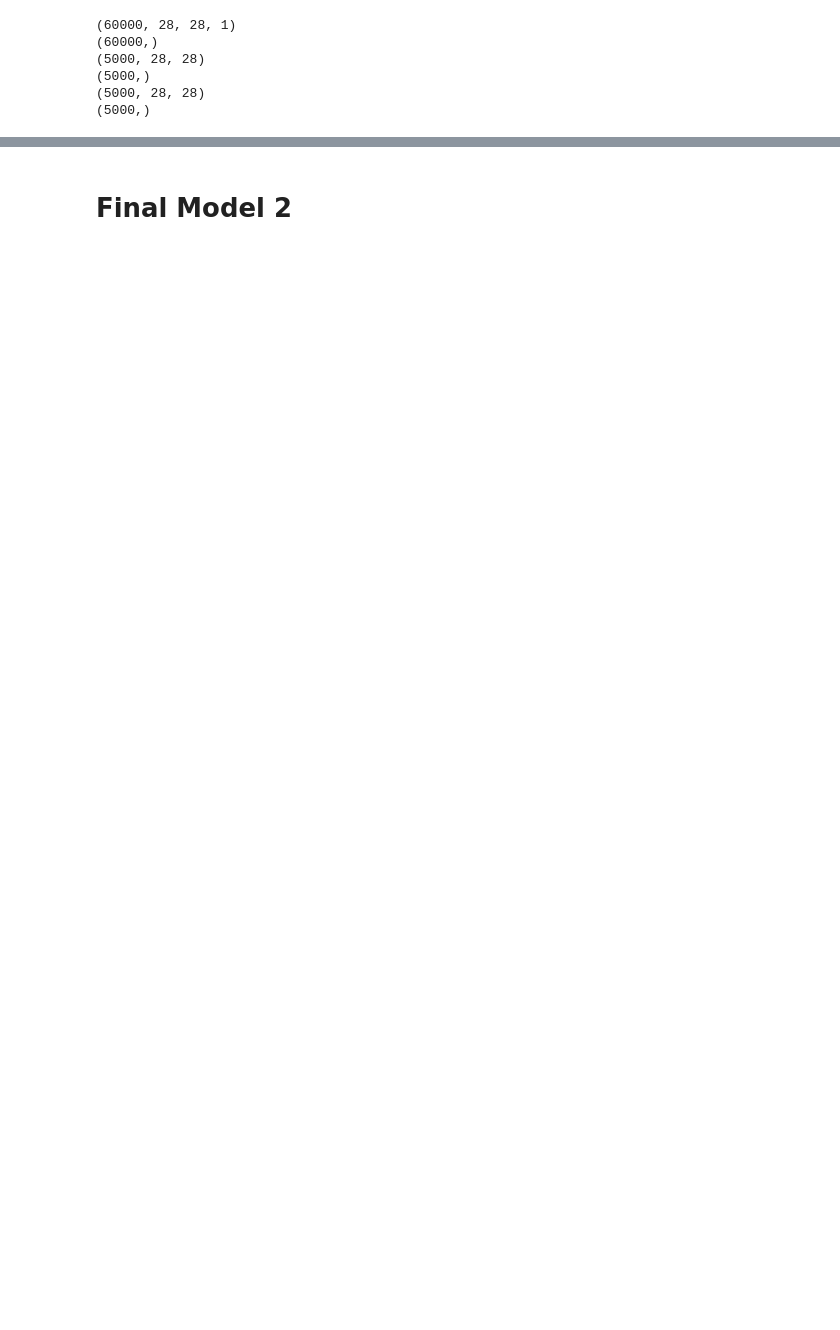
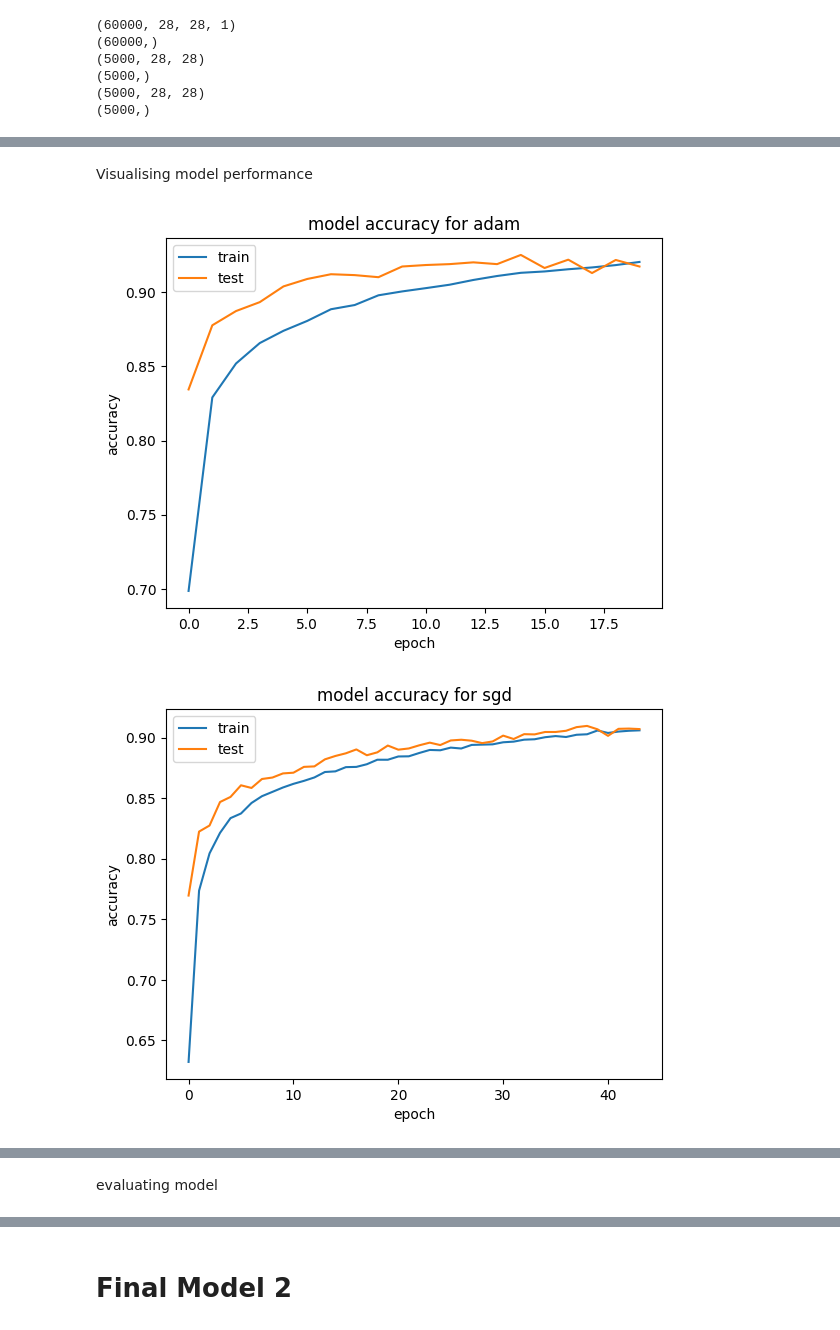
Before and after one commit to Xyl0w/DeepLearning_CA1, a Jupyter notebook: Assignment_1/work.ipynb, the cells around one changed output, grey strips where cells are left out. Saved outputs shown, nothing was run; the diff lists cells and outputs as text; code cells hidden in the pictures; blank space fills up the shorter version.

```diff
--- a/Assignment_1/work.ipynb
+++ b/Assignment_1/work.ipynb
@@ -1081,0 +1107,5 @@ NameError: name 'tuner' is not defined
+# %%
+for i in history_array:
+    model_name = optimizers[history_array.index(i)]
+    print(model_name)
+    plot_accuracy_and_loss(i)
@@ -1081,0 +1123,7 @@ NameError: name 'tuner' is not defined
+# %%
+# plot classification matrix
+for i in optimizers:
+    print("Classification report for model {}".format(i))
+    print_classification('optimizer_model_2_{}.hdf5'.format(i))
+    print()
+    print()
@@ -1081,0 +1255,13 @@ NameError: name 'tuner' is not defined
+# %%
+optimizers = ['adam', 'sgd', 'rmsprop', 'adagrad', 'adadelta', 'adamax', 'nadam']
+history_array = []
+for i in optimizers:
+    model = tune_model_2(i)
+    history = model.fit(x_train,y_train,
+        batch_size=256,
+          epochs=50,
+          verbose=1,
+          callbacks=[monitor_val_acc],
+          validation_data = (x_valid, y_valid))
+    model.save('optimizer_model_2_DO_BN_{}.hdf5'.format(i))
+    history_array.append(history)
@@ -1081,0 +1286,15 @@ NameError: name 'tuner' is not defined
+# %% [markdown]
+Visualising model performance
+# %%
+for i in range(len(history_array)):
+    model_name = optimizers[i]
+    plt.plot(history_array[i].history['accuracy'])
+    plt.plot(history_array[i].history['val_accuracy'])
+    plt.title(f'model accuracy for {model_name}')
+    plt.ylabel('accuracy')
+    plt.xlabel('epoch')
+    plt.legend(['train', 'test'], loc='upper left')
+    plt.show()
+# %% [output]
+[figure, added]
+[figure, added]
@@ -1081,0 +1306,2 @@ NameError: name 'tuner' is not defined
+# %% [markdown]
+evaluating model
```
Also changed, not shown: parts of 36 cells of this notebook, 8 other files.
